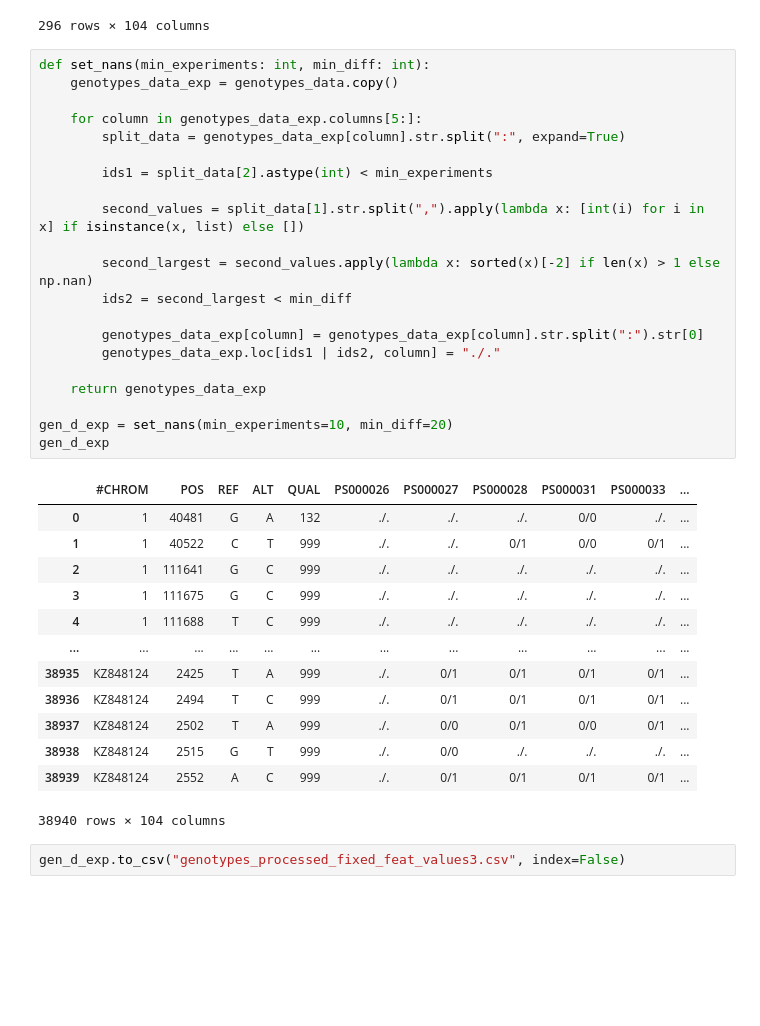
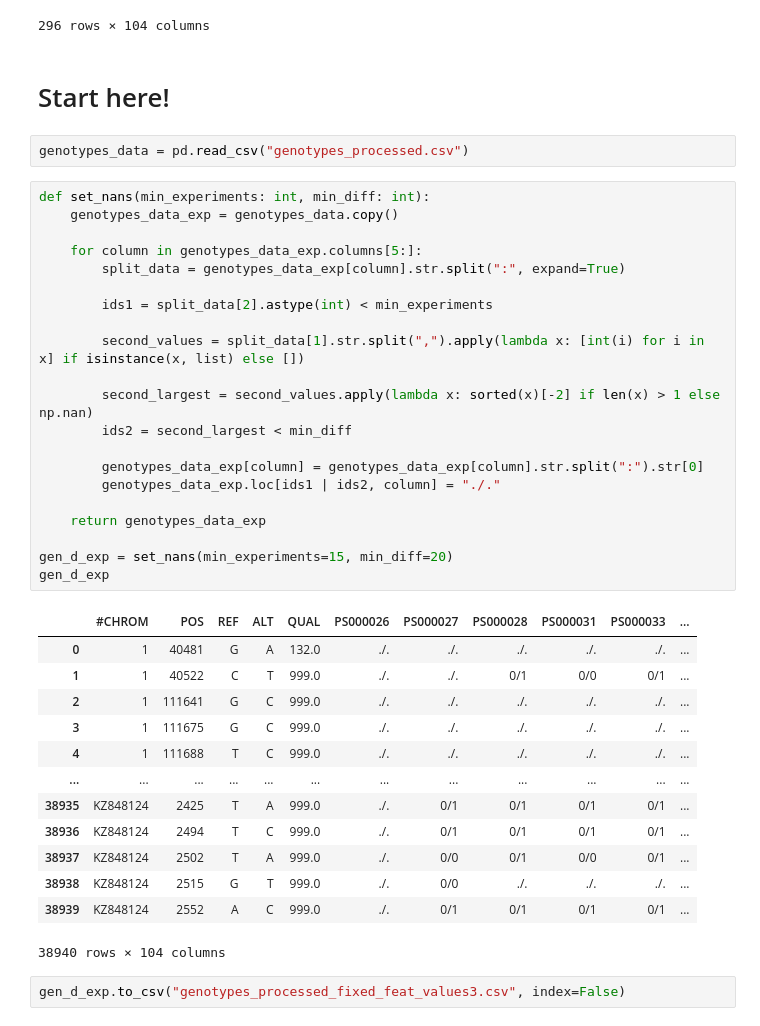
Before and after one commit to eMasov/AgroHack-Amalgama, a Jupyter notebook: AgroHack EDA.ipynb, the cells around one changed output. Drawn from its saved outputs; the diff is of its cells as text; blank space fills up the shorter version.

```diff
--- a/AgroHack EDA.ipynb
+++ b/AgroHack EDA.ipynb
@@ -240,40 +240,44 @@ genotypes_data[genotypes_data["QUAL"].astype(float) < 100]
 | 38836 | KZ847539 | 1292 | C | G | 43.6996 | 1/1:9,9,0:3 | 0/1:0,1,0:2 | 1/1:9,9,0:3 | 0/0:0,4,2:7 | 0/1:0,3,3:3 | ... |
 | 38910 | KZ848124 | 549 | A | T | 92 | 0/0:0,3,9:1 | 0/0:4,3,0:1 | 0/1:12,0,21:7 | 0/1:57,0,21:11 | 0/0:0,18,47:9 | ... |
 296 rows × 104 columns
+# %% [markdown]
+# Start here!
+# %%
+genotypes_data = pd.read_csv("genotypes_processed.csv")
 # %%
 def set_nans(min_experiments: int, min_diff: int):
     genotypes_data_exp = genotypes_data.copy()
 
     for column in genotypes_data_exp.columns[5:]:
         split_data = genotypes_data_exp[column].str.split(":", expand=True)
 
         ids1 = split_data[2].astype(int) < min_experiments
 
         second_values = split_data[1].str.split(",").apply(lambda x: [int(i) for i in x] if isinstance(x, list) else [])
 
         second_largest = second_values.apply(lambda x: sorted(x)[-2] if len(x) > 1 else np.nan)
         ids2 = second_largest < min_diff
 
         genotypes_data_exp[column] = genotypes_data_exp[column].str.split(":").str[0]
         genotypes_data_exp.loc[ids1 | ids2, column] = "./."
 
     return genotypes_data_exp
 
-gen_d_exp = set_nans(min_experiments=10, min_diff=20)
+gen_d_exp = set_nans(min_experiments=15, min_diff=20)
 gen_d_exp
 # %% [output]
 |  | #CHROM | POS | REF | ALT | QUAL | PS000026 | PS000027 | PS000028 | PS000031 | PS000033 | ... |
-| 0 | 1 | 40481 | G | A | 132 | ./. | ./. | ./. | 0/0 | ./. | ... |
-| 1 | 1 | 40522 | C | T | 999 | ./. | ./. | 0/1 | 0/0 | 0/1 | ... |
-| 2 | 1 | 111641 | G | C | 999 | ./. | ./. | ./. | ./. | ./. | ... |
-| 3 | 1 | 111675 | G | C | 999 | ./. | ./. | ./. | ./. | ./. | ... |
-| 4 | 1 | 111688 | T | C | 999 | ./. | ./. | ./. | ./. | ./. | ... |
+| 0 | 1 | 40481 | G | A | 132.0 | ./. | ./. | ./. | ./. | ./. | ... |
+| 1 | 1 | 40522 | C | T | 999.0 | ./. | ./. | 0/1 | 0/0 | 0/1 | ... |
+| 2 | 1 | 111641 | G | C | 999.0 | ./. | ./. | ./. | ./. | ./. | ... |
+| 3 | 1 | 111675 | G | C | 999.0 | ./. | ./. | ./. | ./. | ./. | ... |
+| 4 | 1 | 111688 | T | C | 999.0 | ./. | ./. | ./. | ./. | ./. | ... |
 | ... | ... | ... | ... | ... | ... | ... | ... | ... | ... | ... | ... |
-| 38935 | KZ848124 | 2425 | T | A | 999 | ./. | 0/1 | 0/1 | 0/1 | 0/1 | ... |
-| 38936 | KZ848124 | 2494 | T | C | 999 | ./. | 0/1 | 0/1 | 0/1 | 0/1 | ... |
-| 38937 | KZ848124 | 2502 | T | A | 999 | ./. | 0/0 | 0/1 | 0/0 | 0/1 | ... |
-| 38938 | KZ848124 | 2515 | G | T | 999 | ./. | 0/0 | ./. | ./. | ./. | ... |
-| 38939 | KZ848124 | 2552 | A | C | 999 | ./. | 0/1 | 0/1 | 0/1 | 0/1 | ... |
+| 38935 | KZ848124 | 2425 | T | A | 999.0 | ./. | 0/1 | 0/1 | 0/1 | 0/1 | ... |
+| 38936 | KZ848124 | 2494 | T | C | 999.0 | ./. | 0/1 | 0/1 | 0/1 | 0/1 | ... |
+| 38937 | KZ848124 | 2502 | T | A | 999.0 | ./. | 0/0 | 0/1 | 0/0 | 0/1 | ... |
+| 38938 | KZ848124 | 2515 | G | T | 999.0 | ./. | 0/0 | ./. | ./. | ./. | ... |
+| 38939 | KZ848124 | 2552 | A | C | 999.0 | ./. | 0/1 | 0/1 | 0/1 | 0/1 | ... |
 38940 rows × 104 columns
 # %%
 gen_d_exp.to_csv("genotypes_processed_fixed_feat_values3.csv", index=False)
```
Also changed, not shown: parts of 13 cells of this notebook.
